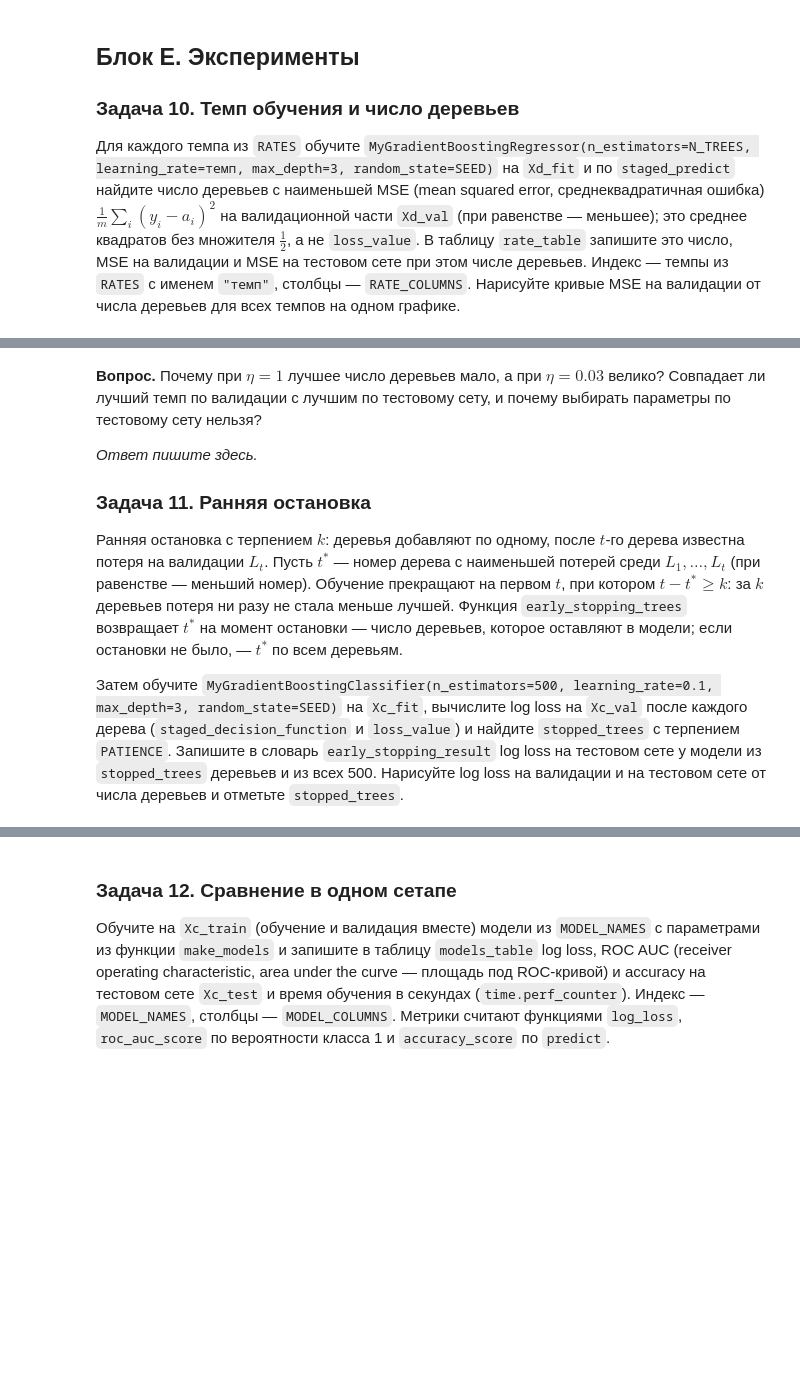
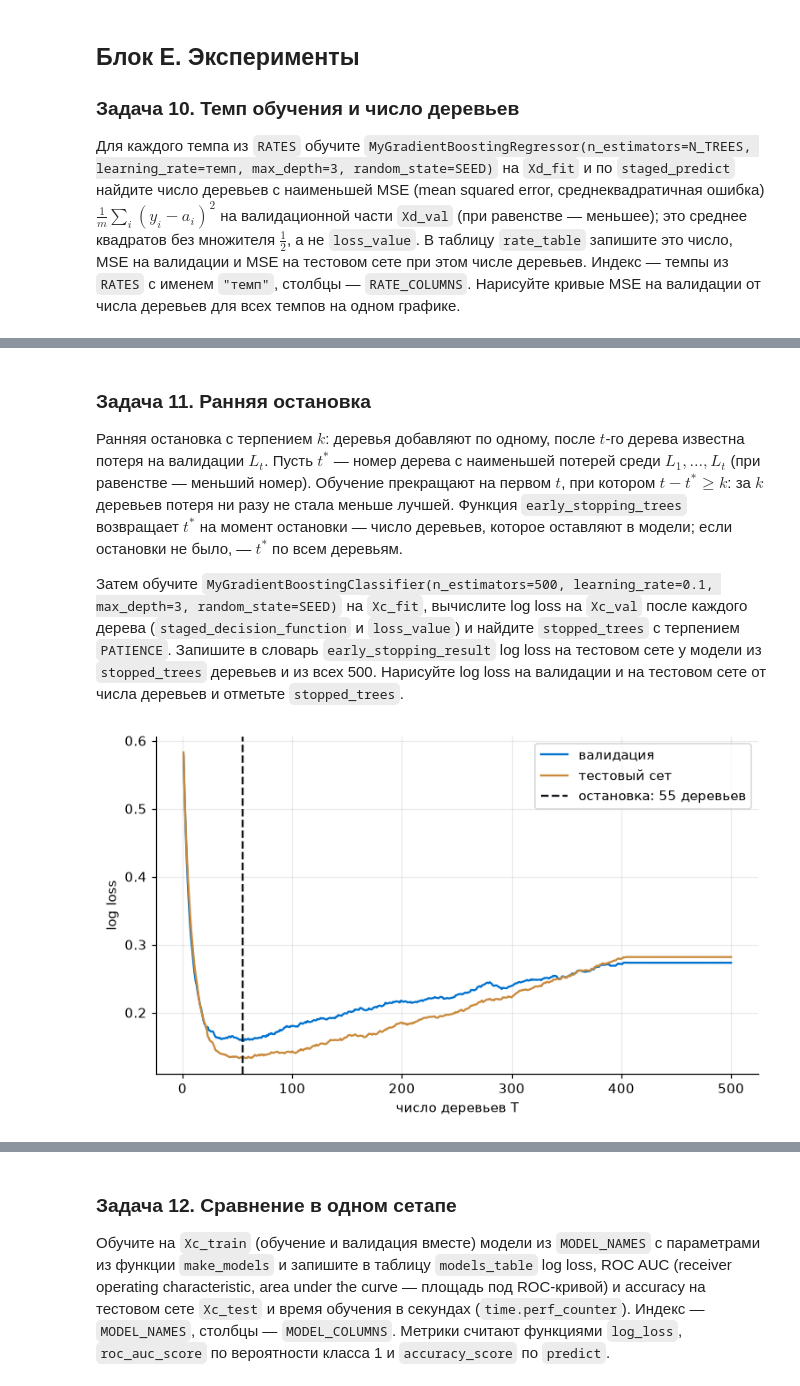
Before and after one commit to salexkon/ml_dafe_mipt, a Jupyter notebook: classes/week_09_boosting/lab_09.ipynb, the cells around one changed output, grey strips where cells are left out. Drawn from its saved outputs; the diff is of its cells as text; code cells hidden in the pictures; blank space fills up the shorter version.

```diff
--- a/classes/week_09_boosting/lab_09.ipynb
+++ b/classes/week_09_boosting/lab_09.ipynb
@@ -538,35 +810,33 @@ print("проверки пройдены")
 - `predict_proba` — вероятности классов 0 и 1: $(1 - \sigma(a),\ \sigma(a))$;
 - `predict` — класс с большей вероятностью, при $\sigma(a) = 0.5$ — класс 0.
 # %%
-class MyGradientBoostingClassifier:
+class MyGradientBoostingClassifier(MyGradientBoostingRegressor):
     def __init__(self, n_estimators: int = 100, learning_rate: float = 0.1, max_depth: int = 3,
                  min_samples_leaf: int = 1, random_state: int | None = None):
-        self.n_estimators = n_estimators
-        self.learning_rate = learning_rate
-        self.max_depth = max_depth
-        self.min_samples_leaf = min_samples_leaf
-        self.random_state = random_state
+        super().__init__(n_estimators=n_estimators, learning_rate=learning_rate, max_depth=max_depth,
+                         min_samples_leaf=min_samples_leaf, loss="log_loss", random_state=random_state)
 
     # X: (n, p), y: (n,) метки 0 и 1; задает init_, estimators_, leaf_values_, train_loss_ как в задаче 8
     def fit(self, X: np.ndarray, y: np.ndarray) -> "MyGradientBoostingClassifier":
-        ...
+        super().fit(X, y)
         return self
 
     # X: (m, p); возвращает (n_estimators, m): оценки a(x) после первых t + 1 деревьев
     def staged_decision_function(self, X: np.ndarray) -> np.ndarray:
-        return ...
+        return self.staged_predict(X)
 
     # X: (m, p); возвращает (m,): оценки a(x) после всех деревьев
     def decision_function(self, X: np.ndarray) -> np.ndarray:
-        return ...
+        return MyGradientBoostingRegressor.predict(self, X)
 
     # X: (m, p); возвращает (m, 2): вероятности классов 0 и 1
     def predict_proba(self, X: np.ndarray) -> np.ndarray:
-        return ...
+        positive = expit(self.decision_function(X))
+        return np.column_stack([1.0 - positive, positive])
 
     # X: (m, p); возвращает (m,): метки 0 и 1
     def predict(self, X: np.ndarray) -> np.ndarray:
-        return ...
+        return (self.predict_proba(X)[:, 1] > 0.5).astype(int)
 # %%
 # --- проверка ---
 mine_clf = MyGradientBoostingClassifier(n_estimators=50, learning_rate=0.1, max_depth=3, random_state=SEED)
@@ -618,10 +936,4 @@ print("проверки пройдены")
 # %% [markdown]
-**Вопрос.** Почему при $\eta = 1$ лучшее число деревьев мало, а при $\eta = 0.03$ велико?
-Совпадает ли лучший темп по валидации с лучшим по тестовому сету, и почему
-выбирать параметры по тестовому сету нельзя?
-
-*Ответ пишите здесь.*
-
 ### Задача 11. Ранняя остановка
 
 Ранняя остановка с терпением $k$: деревья добавляют по одному, после $t$-го дерева
@@ -642,12 +954,43 @@ PATIENCE = 20
 # %%
 # validation_losses: (T,) потери на валидации после 1, ..., T деревьев; patience >= 1
 # возвращает int от 1 до T: число деревьев, которое оставляет ранняя остановка
 def early_stopping_trees(validation_losses: np.ndarray, patience: int) -> int:
-    return ...
+    best_index = 0
+    best_loss = np.inf
+    for index, loss in enumerate(validation_losses):
+        if loss < best_loss:
+            best_loss = loss
+            best_index = index
+        if index - best_index >= patience:
+            break
+    return best_index + 1
 
 
-stopped_trees: int = ...
-early_stopping_result: dict[str, float] = ...   # {"log loss на тесте при остановке": число, "log loss на тесте при 500 деревьях": число}
+stopping_model = MyGradientBoostingClassifier(n_estimators=500, learning_rate=0.1, max_depth=3, random_state=SEED)
+stopping_model.fit(Xc_fit, yc_fit)
+
+validation_scores = stopping_model.staged_decision_function(Xc_val)
+test_scores = stopping_model.staged_decision_function(Xc_test)
+validation_log_loss = np.array([loss_value(yc_val, scores, "log_loss") for scores in validation_scores])
+test_log_loss = np.array([loss_value(yc_test, scores, "log_loss") for scores in test_scores])
+
+stopped_trees: int = early_stopping_trees(validation_log_loss, PATIENCE)
+early_stopping_result: dict[str, float] = {
+    "log loss на тесте при остановке": float(test_log_loss[stopped_trees - 1]),
+    "log loss на тесте при 500 деревьях": float(test_log_loss[-1]),
+}   # {"log loss на тесте при остановке": число, "log loss на тесте при 500 деревьях": число}
+
+trees_axis = np.arange(1, 501)
+plt.figure(figsize=(8, 4.5))
+plt.plot(trees_axis, validation_log_loss, color=BLUE, label="валидация")
+plt.plot(trees_axis, test_log_loss, color=OCHRE, label="тестовый сет")
+plt.axvline(stopped_trees, color=BLACK, linestyle="--", label=f"остановка: {stopped_trees} деревьев")
+plt.xlabel("число деревьев T")
+plt.ylabel("log loss")
+plt.legend()
+plt.show()
+# %% [output]
+[figure, added]
 # %%
 # --- проверка ---
 assert early_stopping_trees(np.array([5.0, 4.0, 3.0, 2.0]), 2) == 4, "потеря все время падает — все деревья"
```
Also changed, not shown: parts of 35 cells of this notebook.
